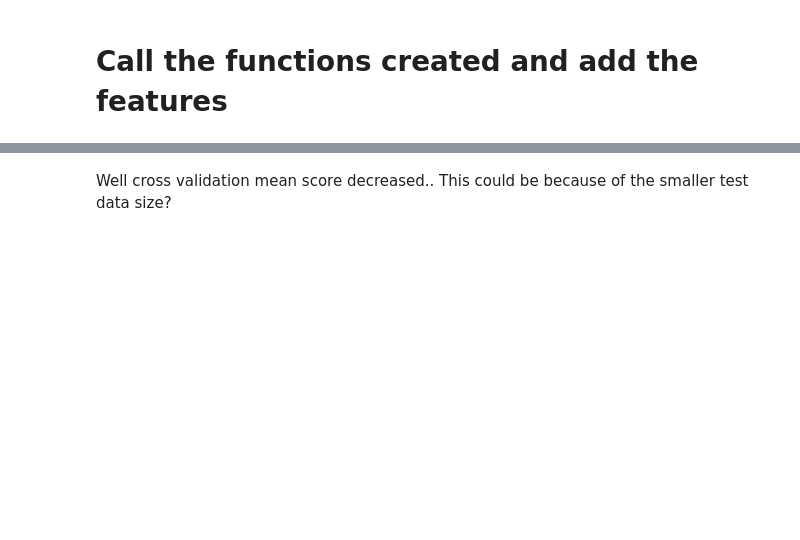
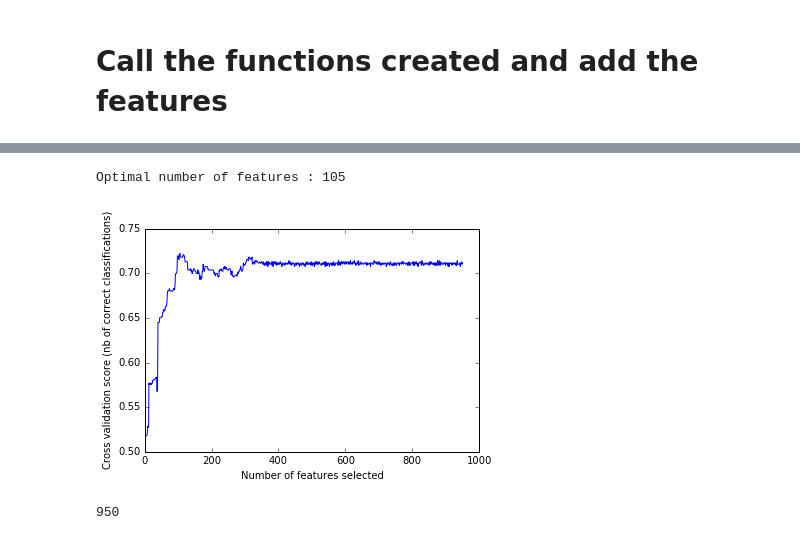
Before and after one commit to gautamborgohain/DataScience, a Jupyter notebook: Twitter_target_dependent_SA/InProgress_Sentiment_Analysis.ipynb, the cells around one changed output, grey strips where cells are left out. Cells and saved outputs as stored; diff of their text form; code cells hidden in the pictures; blank space fills up the shorter version.

```diff
--- a/Twitter_target_dependent_SA/InProgress_Sentiment_Analysis.ipynb
+++ b/Twitter_target_dependent_SA/InProgress_Sentiment_Analysis.ipynb
@@ -721,2 +792,37 @@ Sentiment
-# %% [markdown]
-Well cross validation mean score decreased.. This could be because of the smaller test data size?
+# %%
+#Recursive feature extractionwith cross validation
+
+import matplotlib.pyplot as plt
+from sklearn.svm import SVC
+from sklearn.cross_validation import StratifiedKFold
+from sklearn.feature_selection import RFECV
+from sklearn.datasets import make_classification
+
+# Build a classification task using 3 informative features
+
+y = target_training.as_matrix(columns=None)
+X = training_set.as_matrix(columns=None)
+
+# Create the RFE object and compute a cross-validated score.
+svc = LinearSVC()
+# The "accuracy" scoring is proportional to the number of correct
+# classifications
+rfecv = RFECV(estimator=svc, step=1, cv=StratifiedKFold(y, 2),
+              scoring='accuracy')
+rfecv.fit(X, y)
+
+print("Optimal number of features : %d" % rfecv.n_features_)
+
+# Plot number of features VS. cross-validation scores
+plt.figure()
+plt.xlabel("Number of features selected")
+plt.ylabel("Cross validation score (nb of correct classifications)")
+plt.plot(range(1, len(rfecv.grid_scores_) + 1), rfecv.grid_scores_)
+plt.show()
+# %% [output]
+Optimal number of features : 105
+[figure, added]
+# %%
+len(training_set.columns)
+# %% [output]
+950
```
Also changed, not shown: parts of 55 cells of this notebook, 1 other file.
